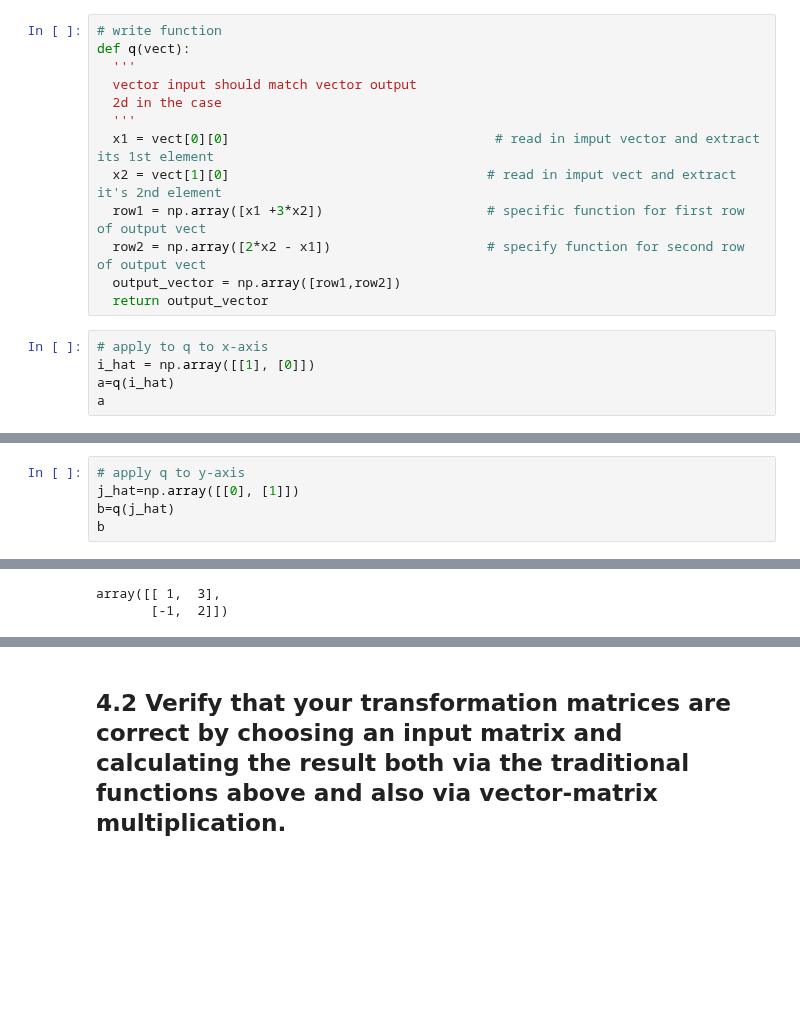
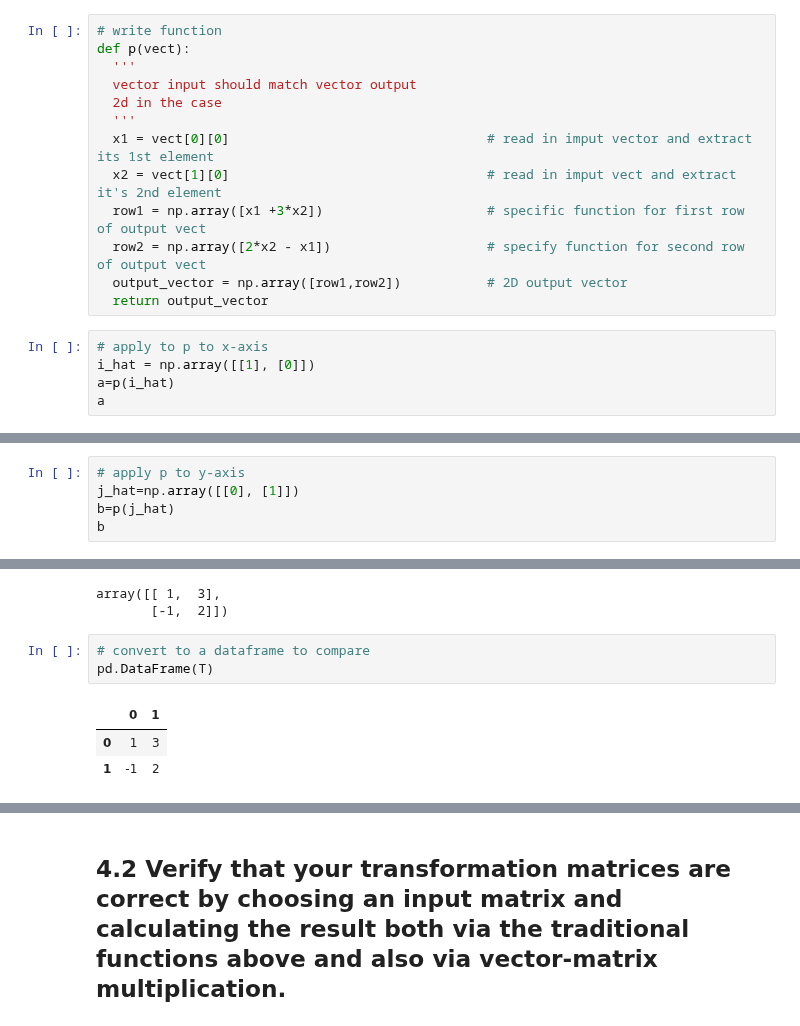
Before and after one commit to raklives/DS-Unit-1-Sprint-3-Linear-Algebra, a Jupyter notebook: module3-dimensionality-reduction/LS_DS_133_High_Dimensional_Data_Assignment.ipynb, the cells around one changed output, grey strips where cells are left out. Saved outputs shown, nothing was run; the diff lists cells and outputs as text; blank space fills up the shorter version.

```diff
--- a/module3-dimensionality-reduction/LS_DS_133_High_Dimensional_Data_Assignment.ipynb
+++ b/module3-dimensionality-reduction/LS_DS_133_High_Dimensional_Data_Assignment.ipynb
@@ -149,29 +149,29 @@ q(\begin{bmatrix}x_1 \\ x_2 \\ x_3\end{bmatrix}) = \begin{bmatrix} 4x_1 + x_2 +
 \end{align}
 # %%
 # write function
-def q(vect):
+def p(vect):
   '''
   vector input should match vector output
   2d in the case
   '''
-  x1 = vect[0][0]                                  # read in imput vector and extract its 1st element
+  x1 = vect[0][0]                                 # read in imput vector and extract its 1st element
   x2 = vect[1][0]                                 # read in imput vect and extract it's 2nd element
   row1 = np.array([x1 +3*x2])                     # specific function for first row of output vect
   row2 = np.array([2*x2 - x1])                    # specify function for second row of output vect
-  output_vector = np.array([row1,row2])
+  output_vector = np.array([row1,row2])           # 2D output vector
   return output_vector
 # %%
-# apply to q to x-axis
+# apply to p to x-axis
 i_hat = np.array([[1], [0]])
-a=q(i_hat)
+a=p(i_hat)
 a
 # %% [output]
 array([[ 1],
        [-1]])
 # %%
-# apply q to y-axis
+# apply p to y-axis
 j_hat=np.array([[0], [1]])
-b=q(j_hat)
+b=p(j_hat)
 b
 # %% [output]
 array([[3],
@@ -183,3 +183,10 @@ T
 # %% [output]
 array([[ 1,  3],
        [-1,  2]])
+# %%
+# convert to a dataframe to compare
+pd.DataFrame(T)
+# %% [output]
+|  | 0 | 1 |
+| 0 | 1 | 3 |
+| 1 | -1 | 2 |
```
Also changed, not shown: parts of 3 cells of this notebook.
